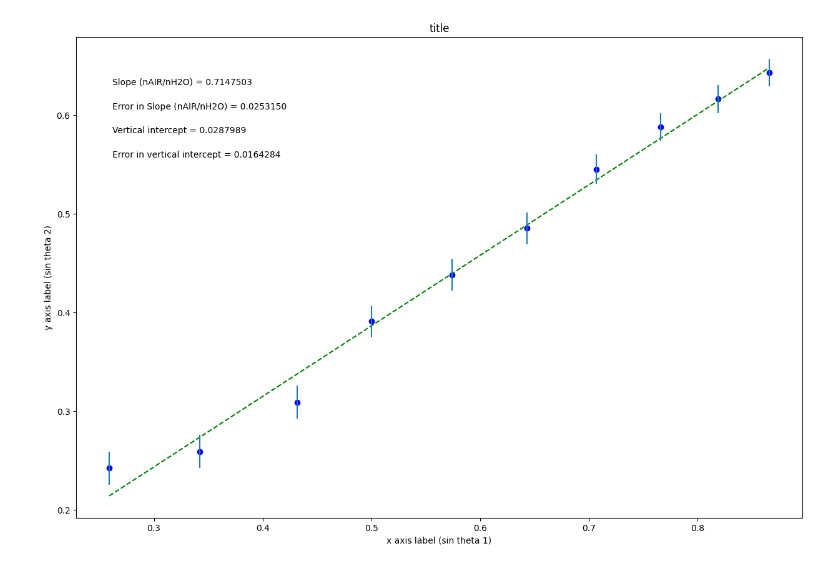
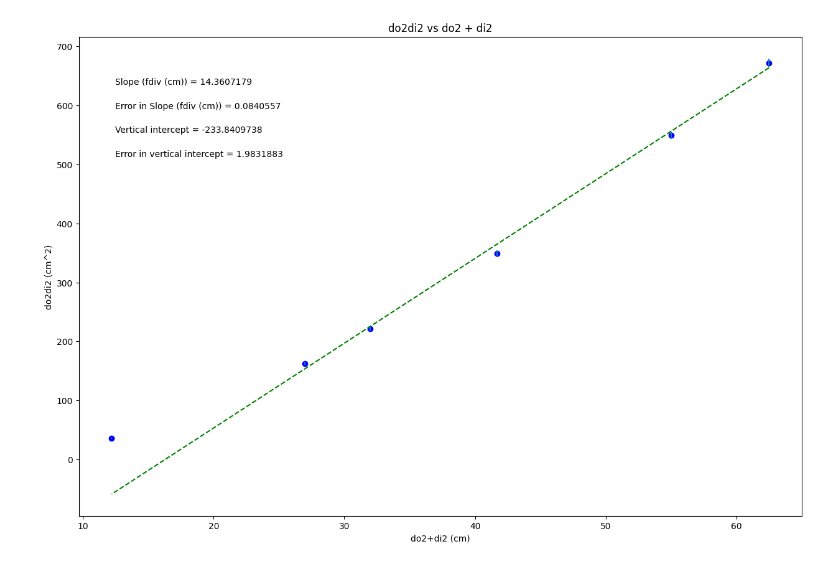
Before and after one commit to mkaiser123/Physics-2, a Jupyter notebook: Index_of_Refraction.ipynb, the cells around one changed output. Drawn from its saved outputs; the diff is of its cells as text; code cells hidden in the pictures.

```diff
--- a/Index_of_Refraction.ipynb
+++ b/Index_of_Refraction.ipynb
@@ -19,28 +139,28 @@ import matplotlib.pyplot as plt
 #variable names should start with a letter and must contain only letters, numbers, and underscores
 
 
-sin_theta_1 = np.array([0.259, 0.342, 0.432, 0.500, 0.574, 0.643, 0.707, 0.766, 0.819, 0.866])
+do2_plus_di2 = np.array([62.5, 55.0, 41.7, 32.0, 27.0, 12.2])
 
-sin_theta_2 = np.array([0.242, 0.259, 0.309, 0.391, 0.438, 0.485, 0.545, 0.588, 0.616, 0.643])
+do2di2 = np.array([672.1, 548.9, 349.2, 221.2, 162.9, 36.2])
 
-err_sin_theta_2 = np.array([0.017, 0.017, 0.017, 0.016, 0.016, 0.016, 0.015, 0.014, 0.014, 0.014])
+err_do2di2 = np.array([7.2, 6.3, 4.6, 3.5, 2.9, 1.3])
 
 
 
 #Re-assign variables as x, y, dy so that the remaining plotting code may remain generic
 #UPDATE VARIABLE NAMES (ON RHS OF EACH EQUAL SIGN) TO MATCH VARIABLE NAMES FOR DATA ABOVE
 
-x = sin_theta_1             #this should be the array you want to plot on the x axis
-y = sin_theta_2             #this should be the array you want to plot on the y axis
-dy = err_sin_theta_2        #this should be your error in y array
+x = do2_plus_di2             #this should be the array you want to plot on the x axis
+y = do2di2             #this should be the array you want to plot on the y axis
+dy = err_do2di2       #this should be your error in y array
 
 
 #UPDATE EACH OF THESE 4 STRINGS FOR YOUR PLOT LABELS AS YOU WANT THEM TO APPEAR
 
-plot_title= 'title'
-x_label= 'x axis label (sin theta 1)'
-y_label= 'y axis label (sin theta 2)'
-slope_units= 'nAIR/nH2O'
+plot_title= 'do2di2 vs do2 + di2'
+x_label= 'do2+di2 (cm)'
+y_label= 'do2di2 (cm^2)'
+slope_units= 'fdiv (cm)'
 
 #UPDATE ANNOTATION PLACEMENT SO IT'S OUT OF WAY OF PLOTTED DATA AND BEST FIT LINE
 #integer from 1 to 4, top R corner is 1 (counter-clockwise from there)
@@ -92,31 +212,31 @@ elif annotation_placement==3 or annotation_placement==4:
 #Don't need to change anything in this section!
 
 #Plot data on graph. Plot error bars and place values for slope,
 #error in slope, and vertical intercept (plus error) on the plot using "annotate"
 
 plt.figure(figsize=(15,10))
 
 plt.plot(x, fit, color='green', linestyle='--')
 plt.scatter(x, y, color='blue', marker='o')
 
 plt.xlabel(x_label)
 plt.ylabel(y_label)
 plt.title(plot_title)
 
 plt.errorbar(x, y, yerr=dy, xerr=None, fmt="none") #don't need to plot x error bars
 
 plt.annotate('Slope ({}) = {value:.{digits}f}'.format(slope_units,value=m, digits=7),
              (xpos, ypos[0]), xycoords='axes fraction')
 
 plt.annotate('Error in Slope ({}) = {value:.{digits}f}'.format(slope_units,value=dm, digits=7),
              (xpos, ypos[1]), xycoords='axes fraction')
 
 plt.annotate('Vertical intercept = {value:.{digits}f}'.format(value=b, digits=7),
              (xpos, ypos[2]), xycoords='axes fraction')
 
 plt.annotate('Error in vertical intercept = {value:.{digits}f}'.format(value=db, digits=7),
              (xpos, ypos[3]), xycoords='axes fraction')
 
 plt.show()
 # %% [output]
-[figure, old version]
+[figure, new version]
```
Also changed, not shown: parts of 1 cell of this notebook.
